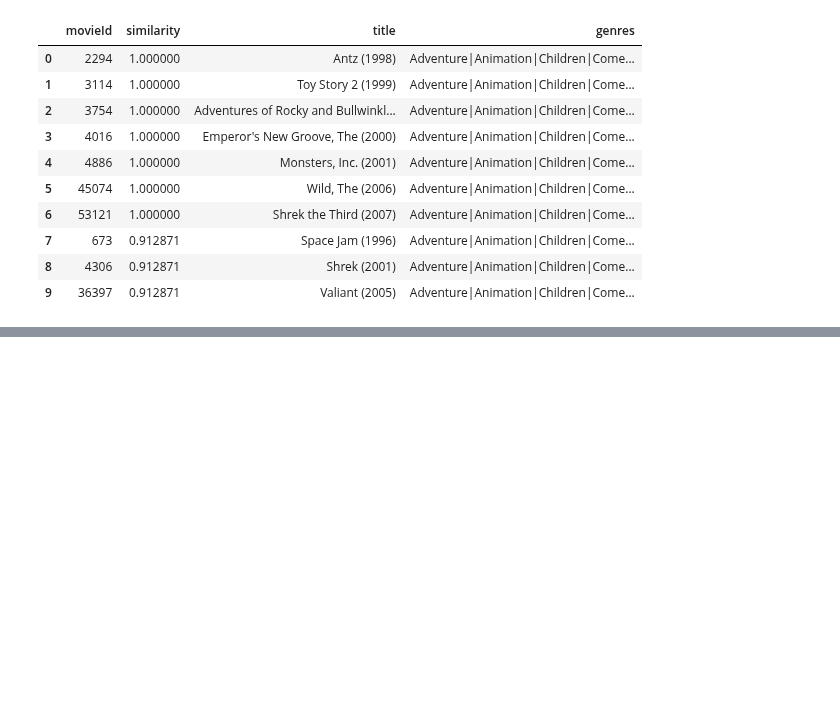
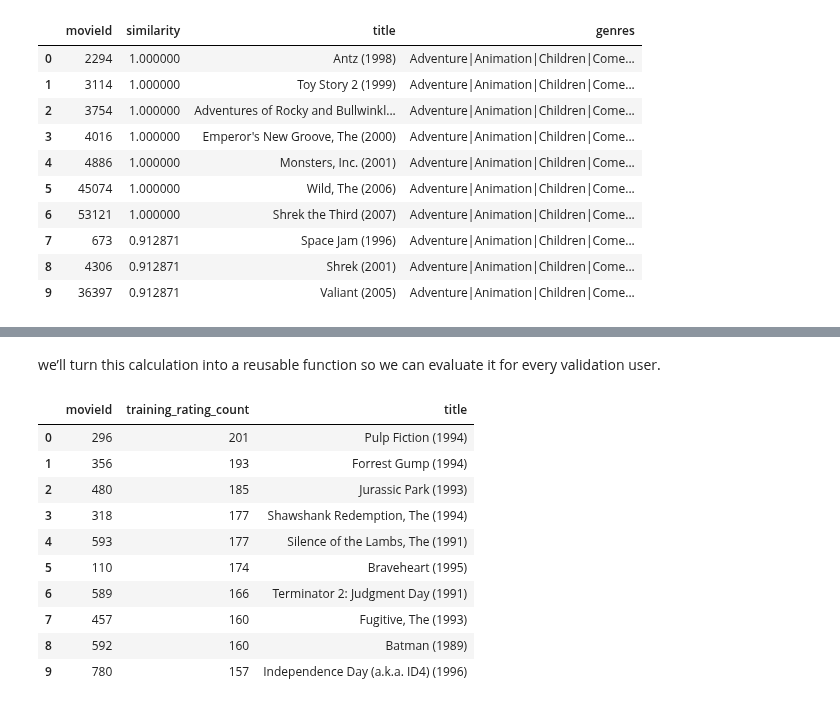
Before and after one commit to clarkbrendenj/movie-recommendation-system, a Jupyter notebook: notebooks/03_content_based_filtering.ipynb, the cells around one changed output, grey strips where cells are left out. Cells and saved outputs as stored; diff of their text form; code cells hidden in the pictures; blank space fills up the shorter version.

```diff
--- a/notebooks/03_content_based_filtering.ipynb
+++ b/notebooks/03_content_based_filtering.ipynb
@@ -193,0 +268,33 @@ similar_genre_movies.head(10)
+# %% [markdown]
+we’ll turn this calculation into a reusable function so we can evaluate it for every validation user.
+# %%
+movie_popularity = (
+    train_ratings.groupby("movieId")
+    .size()
+    .reset_index(name="training_rating_count")
+    .merge(
+        movies[["movieId", "title"]],
+        on="movieId",
+        how="left",
+        validate="one_to_one"
+    )
+    .sort_values(
+        ["training_rating_count", "movieId"],
+        ascending=[False, True]
+    )
+    .reset_index(drop=True)
+)
+
+movie_popularity.head(10)
+# %% [output]
+|  | movieId | training_rating_count | title |
+| 0 | 296 | 201 | Pulp Fiction (1994) |
+| 1 | 356 | 193 | Forrest Gump (1994) |
+| 2 | 480 | 185 | Jurassic Park (1993) |
+| 3 | 318 | 177 | Shawshank Redemption, The (1994) |
+| 4 | 593 | 177 | Silence of the Lambs, The (1991) |
+| 5 | 110 | 174 | Braveheart (1995) |
+| 6 | 589 | 166 | Terminator 2: Judgment Day (1991) |
+| 7 | 457 | 160 | Fugitive, The (1993) |
+| 8 | 592 | 160 | Batman (1989) |
+| 9 | 780 | 157 | Independence Day (a.k.a. ID4) (1996) |
```
Also changed, not shown: parts of 10 cells of this notebook, 1 other file.
